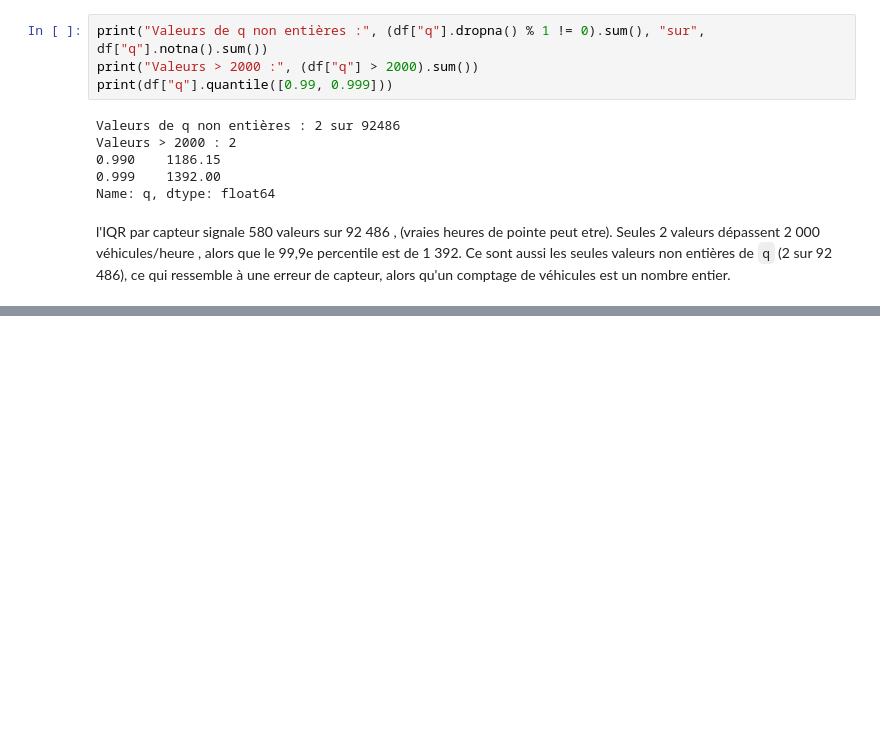
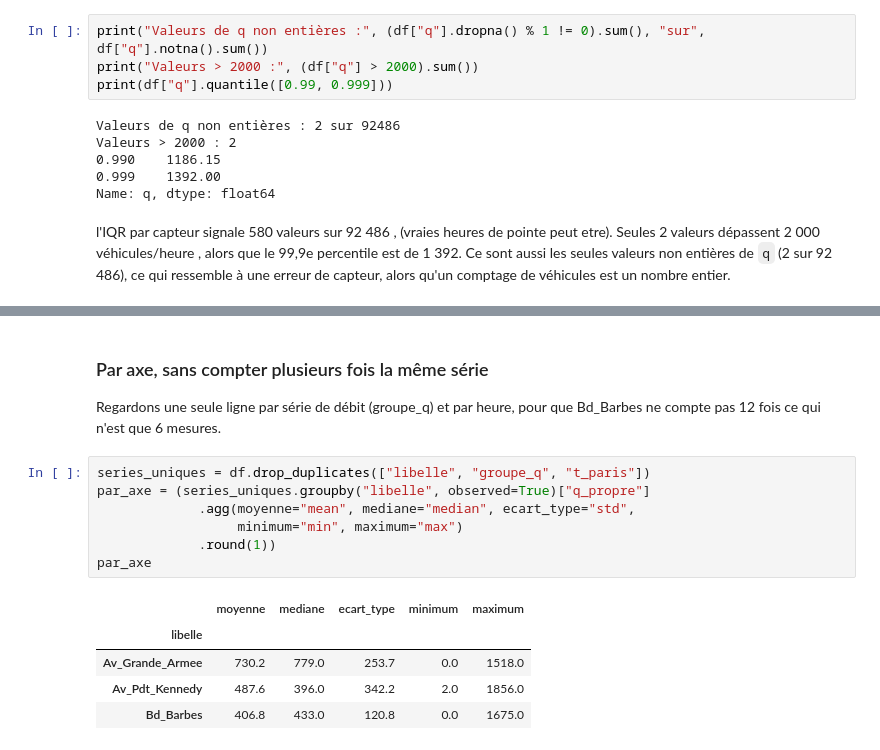
Before and after one commit to soso1594/analyse-trafic-paris, a Jupyter notebook: 03_transformation.ipynb, the cells around one changed output, grey strips where cells are left out. Drawn from its saved outputs; the diff is of its cells as text; blank space fills up the shorter version.

```diff
--- a/03_transformation.ipynb
+++ b/03_transformation.ipynb
@@ -123,0 +269,16 @@ l'IQR par capteur signale 580 valeurs sur 92 486 , (vraies heures de pointe peut
+# %% [markdown]
+### Par axe, sans compter plusieurs fois la même série
+Regardons une seule ligne par série de débit (groupe_q) et par heure, pour que Bd_Barbes ne compte pas 12 fois ce qui n'est que 6 mesures.
+# %%
+series_uniques = df.drop_duplicates(["libelle", "groupe_q", "t_paris"])
+par_axe = (series_uniques.groupby("libelle", observed=True)["q_propre"]
+             .agg(moyenne="mean", mediane="median", ecart_type="std",
+                  minimum="min", maximum="max")
+             .round(1))
+par_axe
+# %% [output]
+|  | moyenne | mediane | ecart_type | minimum | maximum |
+| libelle |  |  |  |  |  |
+| Av_Grande_Armee | 730.2 | 779.0 | 253.7 | 0.0 | 1518.0 |
+| Av_Pdt_Kennedy | 487.6 | 396.0 | 342.2 | 2.0 | 1856.0 |
+| Bd_Barbes | 406.8 | 433.0 | 120.8 | 0.0 | 1675.0 |
```
Also changed, not shown: parts of 21 cells of this notebook.
